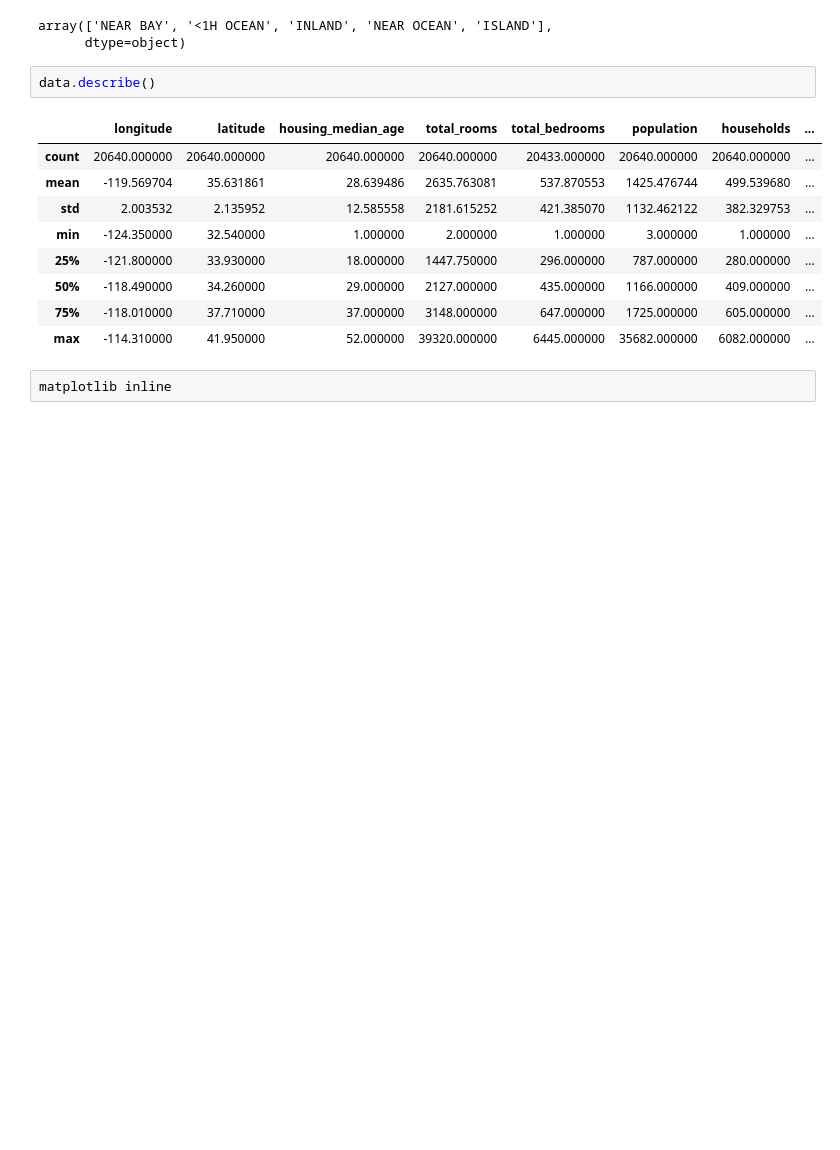
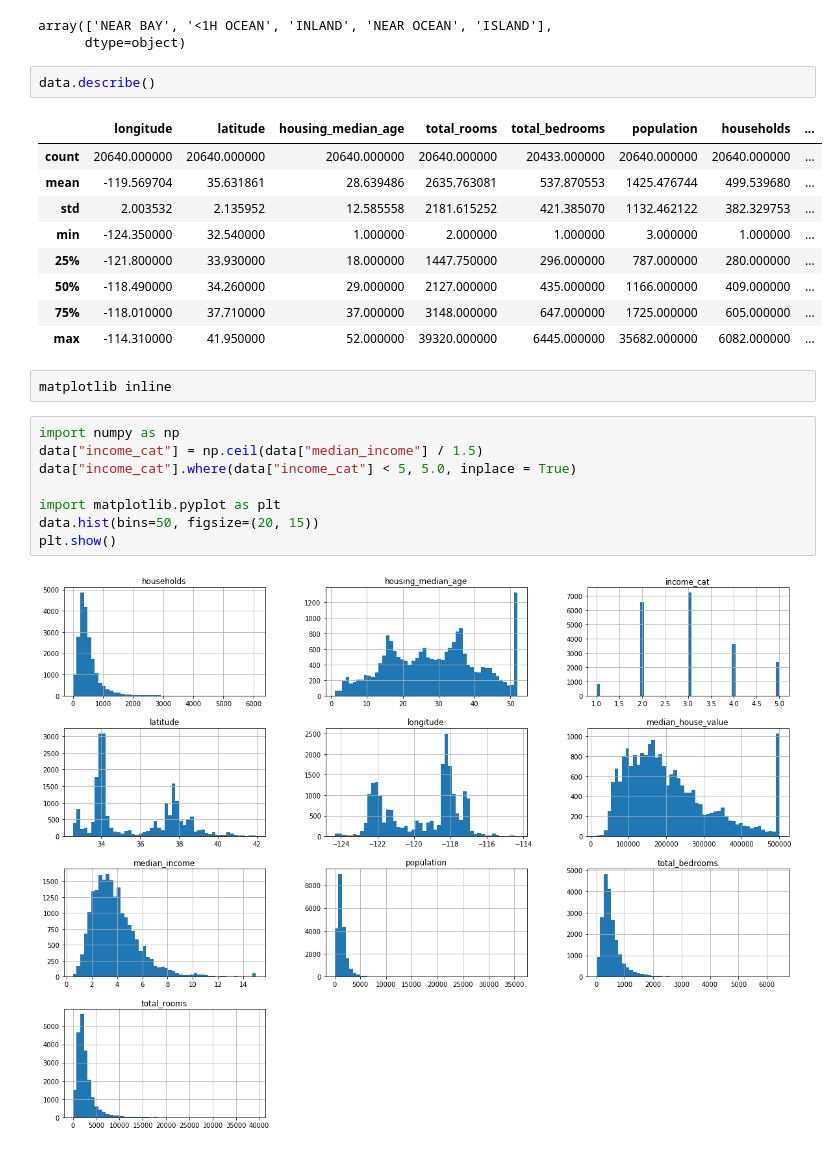
Before and after one commit to denis-bu/ml-book, a Jupyter notebook: Housing.ipynb, the cells around one changed output. Saved outputs shown, nothing was run; the diff lists cells and outputs as text; blank space fills up the shorter version.

```diff
--- a/Housing.ipynb
+++ b/Housing.ipynb
@@ -47,3 +47,13 @@ data.describe()
 | max | -114.310000 | 41.950000 | 52.000000 | 39320.000000 | 6445.000000 | 35682.000000 | 6082.000000 | ... |
 # %%
 matplotlib inline
+# %%
+import numpy as np
+data["income_cat"] = np.ceil(data["median_income"] / 1.5)
+data["income_cat"].where(data["income_cat"] < 5, 5.0, inplace = True)
+
+import matplotlib.pyplot as plt
+data.hist(bins=50, figsize=(20, 15))
+plt.show()
+# %% [output]
+[figure, added]
```
Also changed, not shown: parts of 11 cells of this notebook.
